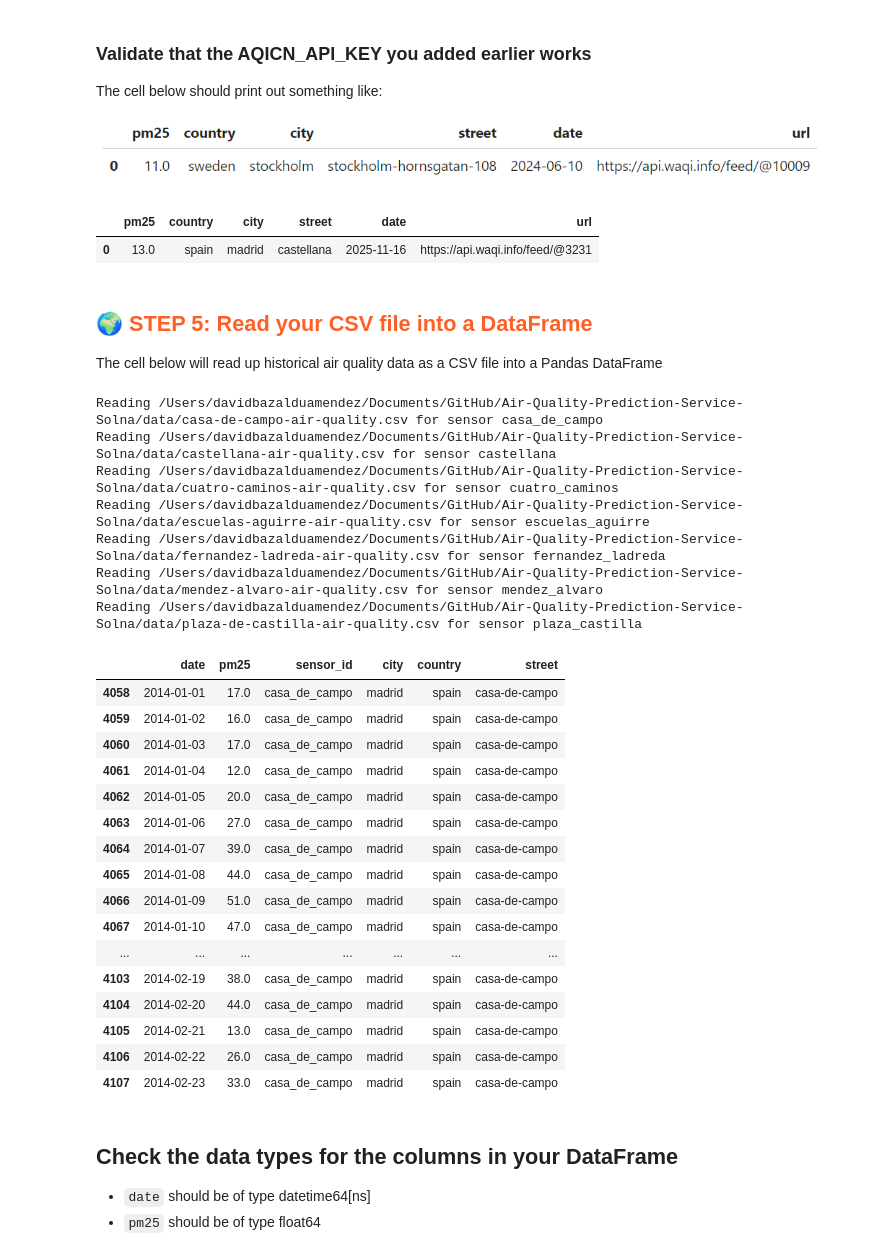
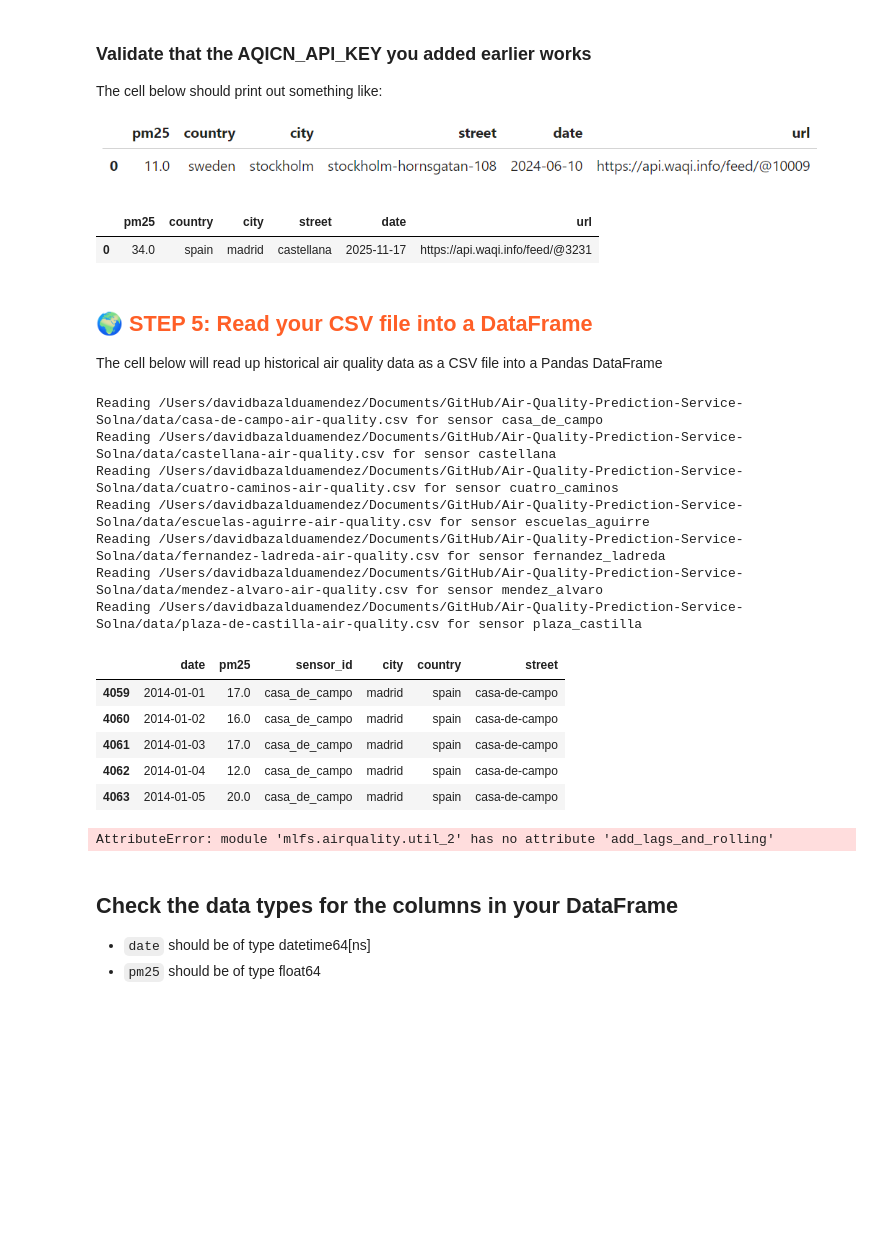
Before and after one commit to david-bazalduaa/Air-Quality-Prediction-Service-Madrid, a Jupyter notebook: notebooks/1_air_quality_feature_backfill.ipynb, the cells around one changed output. Cells and saved outputs as stored; diff of their text form; code cells hidden in the pictures; blank space fills up the shorter version.

```diff
--- a/notebooks/airquality/1_air_quality_feature_backfill.ipynb
+++ b/notebooks/1_air_quality_feature_backfill.ipynb
@@ -218,14 +217,14 @@ try:
     madrid = settings.AQICN_CITY
     street = settings.AQICN_STREET
     aqicn_url = settings.AQICN_URL
-    aq_today_df = util.get_pm25(aqicn_url, spain, madrid, street, today, AQICN_API_KEY)
+    aq_today_df = util_2.get_pm25(aqicn_url, spain, madrid, street, today, AQICN_API_KEY)
 except hopsworks.RestAPIError:
     print("It looks like the AQICN_API_KEY doesn't work for your sensor. Is the API key correct? Is the sensor URL correct?")
 
 aq_today_df.head()
 # %% [output]
 |  | pm25 | country | city | street | date | url |
-| 0 | 13.0 | spain | madrid | castellana | 2025-11-16 | https://api.waqi.info/feed/@3231 |
+| 0 | 34.0 | spain | madrid | castellana | 2025-11-17 | https://api.waqi.info/feed/@3231 |
 # %% [markdown]
 ## <span style='color:#ff5f27'> 🌍 STEP 5: Read your CSV file into a DataFrame </span>
 
@@ -238,50 +237,56 @@ all_dfs = []
 for sensor in SENSORS_MADRID:
     csv_path = os.path.join(root_dir, "data", sensor["csv_file"])
     print(f"Reading {csv_path} for sensor {sensor['sensor_id']}")
 
     df = pd.read_csv(csv_path, parse_dates=['date'], skipinitialspace=True)
 
     # Read only date and pm25 columns
     df2 = df[['date', 'pm25']].copy()
 
     # add sensor metadata
     df2["sensor_id"] = sensor["sensor_id"]
     df2["city"] = sensor["city"]
     df2["country"] = sensor["country"]
     df2["street"] = sensor["street"]
 
     all_dfs.append(df2)
 
 # Concatenate all dataframes
 df_all = pd.concat(all_dfs, ignore_index=True)
 df_all = df_all.dropna(inplace=False)
 df_all = df_all.sort_values(by=["sensor_id", "date"])
-df_all.head(50)
+df_all.head(5)
 # %% [output]
 Reading /Users/davidbazalduamendez/Documents/GitHub/Air-Quality-Prediction-Service-Solna/data/casa-de-campo-air-quality.csv for sensor casa_de_campo
 Reading /Users/davidbazalduamendez/Documents/GitHub/Air-Quality-Prediction-Service-Solna/data/castellana-air-quality.csv for sensor castellana
 Reading /Users/davidbazalduamendez/Documents/GitHub/Air-Quality-Prediction-Service-Solna/data/cuatro-caminos-air-quality.csv for sensor cuatro_caminos
 Reading /Users/davidbazalduamendez/Documents/GitHub/Air-Quality-Prediction-Service-Solna/data/escuelas-aguirre-air-quality.csv for sensor escuelas_aguirre
 Reading /Users/davidbazalduamendez/Documents/GitHub/Air-Quality-Prediction-Service-Solna/data/fernandez-ladreda-air-quality.csv for sensor fernandez_ladreda
 Reading /Users/davidbazalduamendez/Documents/GitHub/Air-Quality-Prediction-Service-Solna/data/mendez-alvaro-air-quality.csv for sensor mendez_alvaro
 Reading /Users/davidbazalduamendez/Documents/GitHub/Air-Quality-Prediction-Service-Solna/data/plaza-de-castilla-air-quality.csv for sensor plaza_castilla
 |  | date | pm25 | sensor_id | city | country | street |
-| 4058 | 2014-01-01 | 17.0 | casa_de_campo | madrid | spain | casa-de-campo |
-| 4059 | 2014-01-02 | 16.0 | casa_de_campo | madrid | spain | casa-de-campo |
-| 4060 | 2014-01-03 | 17.0 | casa_de_campo | madrid | spain | casa-de-campo |
-| 4061 | 2014-01-04 | 12.0 | casa_de_campo | madrid | spain | casa-de-campo |
-| 4062 | 2014-01-05 | 20.0 | casa_de_campo | madrid | spain | casa-de-campo |
-| 4063 | 2014-01-06 | 27.0 | casa_de_campo | madrid | spain | casa-de-campo |
-| 4064 | 2014-01-07 | 39.0 | casa_de_campo | madrid | spain | casa-de-campo |
-| 4065 | 2014-01-08 | 44.0 | casa_de_campo | madrid | spain | casa-de-campo |
-| 4066 | 2014-01-09 | 51.0 | casa_de_campo | madrid | spain | casa-de-campo |
-| 4067 | 2014-01-10 | 47.0 | casa_de_campo | madrid | spain | casa-de-campo |
-| ... | ... | ... | ... | ... | ... | ... |
-| 4103 | 2014-02-19 | 38.0 | casa_de_campo | madrid | spain | casa-de-campo |
-| 4104 | 2014-02-20 | 44.0 | casa_de_campo | madrid | spain | casa-de-campo |
-| 4105 | 2014-02-21 | 13.0 | casa_de_campo | madrid | spain | casa-de-campo |
-| 4106 | 2014-02-22 | 26.0 | casa_de_campo | madrid | spain | casa-de-campo |
-| 4107 | 2014-02-23 | 33.0 | casa_de_campo | madrid | spain | casa-de-campo |
+| 4059 | 2014-01-01 | 17.0 | casa_de_campo | madrid | spain | casa-de-campo |
+| 4060 | 2014-01-02 | 16.0 | casa_de_campo | madrid | spain | casa-de-campo |
+| 4061 | 2014-01-03 | 17.0 | casa_de_campo | madrid | spain | casa-de-campo |
+| 4062 | 2014-01-04 | 12.0 | casa_de_campo | madrid | spain | casa-de-campo |
+| 4063 | 2014-01-05 | 20.0 | casa_de_campo | madrid | spain | casa-de-campo |
+# %%
+#Add lags, rolling and weekend features
+df_all= util_2.add_lags_and_rolling(df_all, group_cols=['country', 'city', 'street'], date_col='date', target='pm25', lags=[1,2,3], rolling_windows=[3])
+
+df_all['is_weekend']= (df_all['date'].dt.weekday >= 5).astype(int)
+
+#Fill lag NaNs with median
+lag_cols = [c for c in df_all.columns if 'pm25_lag' in c or 'pm25_roll' in c]
+for col in lag_cols:
+    df_all[col] = df_all.groupby(["country","city","street"])[col].transform(
+        lambda x: x.fillna(x.median())
+    )
+
+print("Rows after lags & cleaning:", len(df_all))
+df_all.tail(10)
+# %% [output]
+AttributeError: module 'mlfs.airquality.util_2' has no attribute 'add_lags_and_rolling'
 # %% [markdown]
 ## Check the data types for the columns in your DataFrame
 
```
Also changed, not shown: parts of 9 cells of this notebook, 6 other files.
